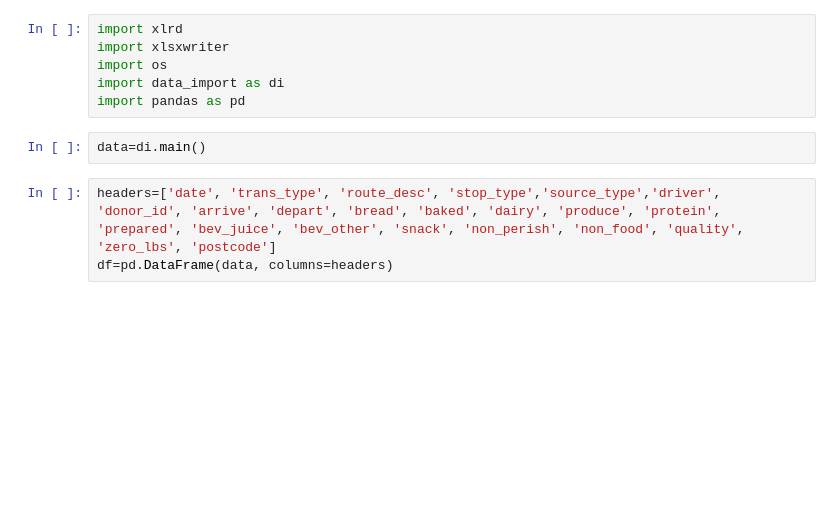
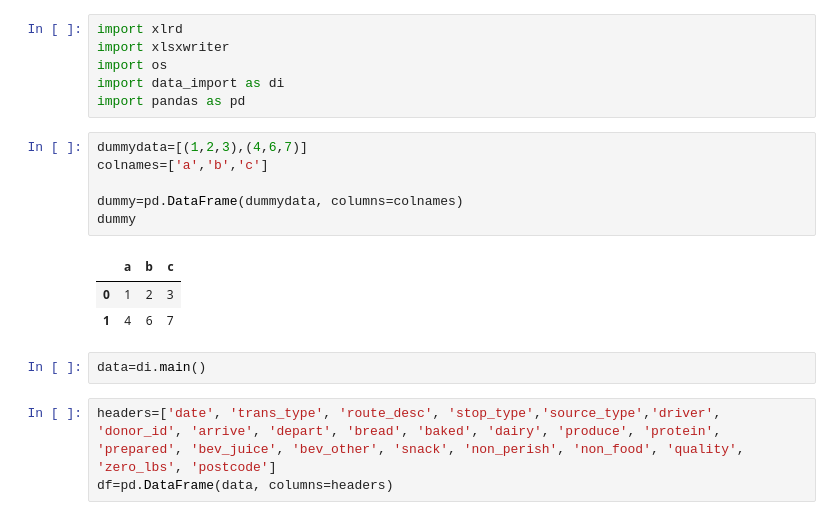
Before and after one commit to ian-whitestone/gift-the-code, a Jupyter notebook: data_import_test.ipynb, the cells around one changed output. Saved outputs shown, nothing was run; the diff lists cells and outputs as text; blank space fills up the shorter version.

```diff
--- a/data_import_test.ipynb
+++ b/data_import_test.ipynb
@@ -4,6 +4,16 @@ import xlsxwriter
 import os
 import data_import as di
 import pandas as pd
+# %%
+dummydata=[(1,2,3),(4,6,7)]
+colnames=['a','b','c']
+
+dummy=pd.DataFrame(dummydata, columns=colnames)
+dummy
+# %% [output]
+|  | a | b | c |
+| 0 | 1 | 2 | 3 |
+| 1 | 4 | 6 | 7 |
 # %%
 data=di.main()
 # %%
```
Also changed, not shown: parts of 4 cells of this notebook, 4 other files.
